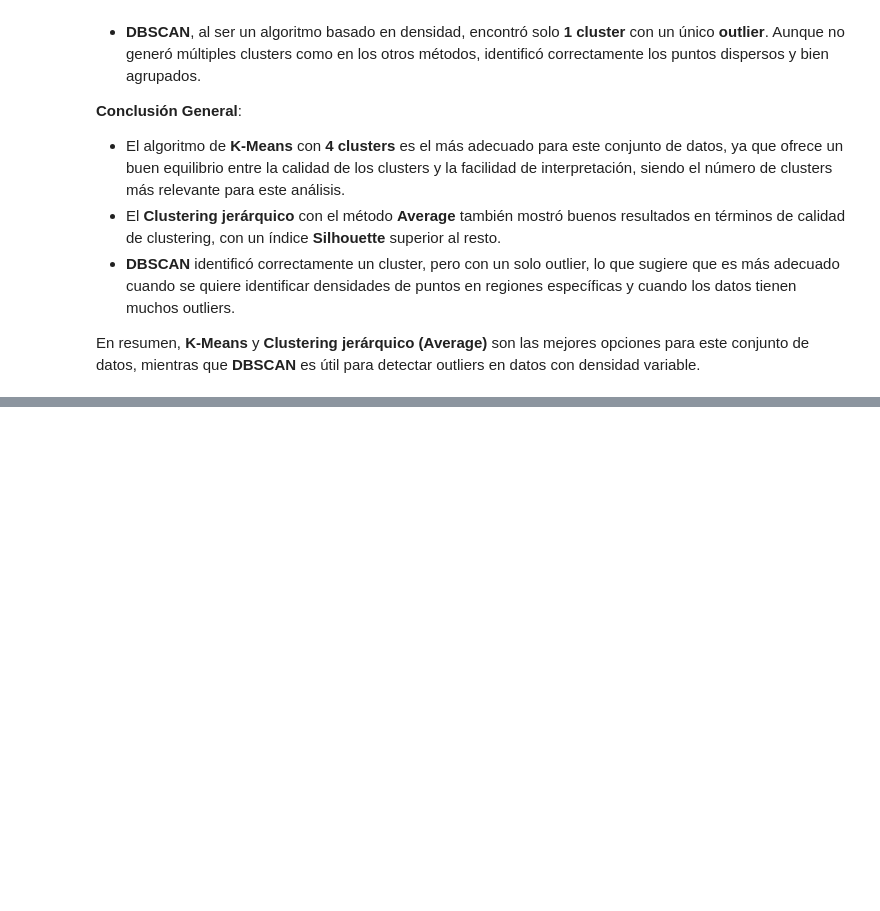
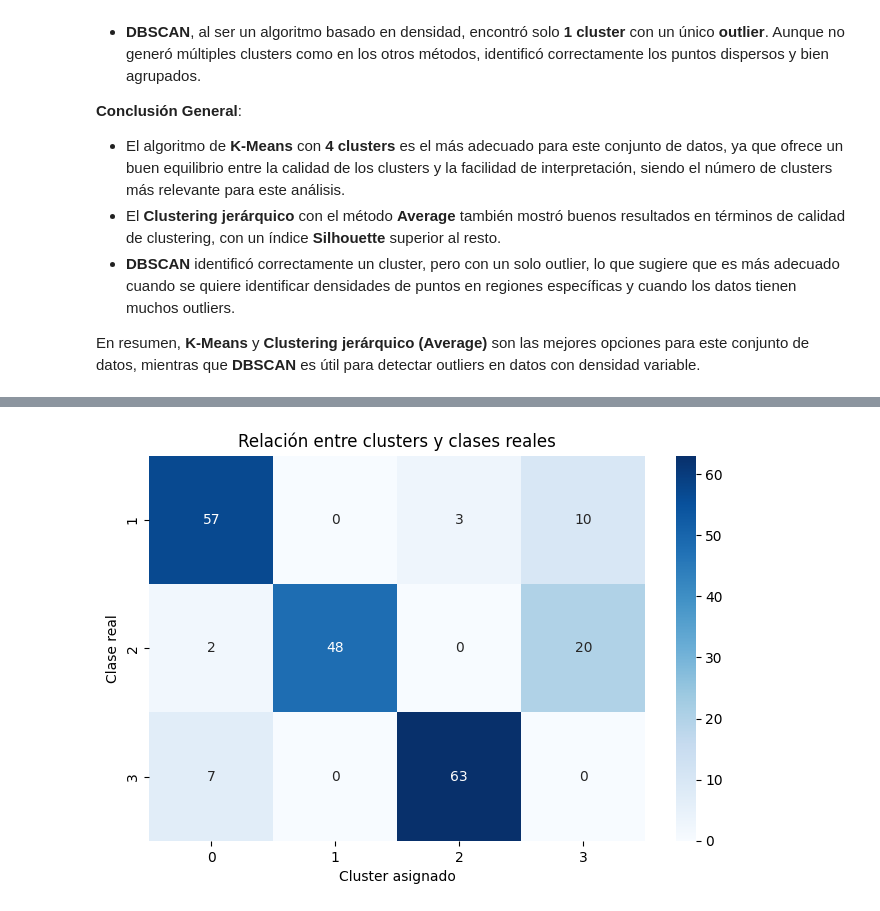
Before and after one commit to mariarobledano/Grupo29_Practica2, a Jupyter notebook: Practica2.ipynb, the cells around one changed output, grey strips where cells are left out. Saved outputs shown, nothing was run; the diff lists cells and outputs as text; code cells hidden in the pictures; blank space fills up the shorter version.

```diff
--- a/Practica2.ipynb
+++ b/Practica2.ipynb
@@ -566,0 +628,17 @@ En resumen, **K-Means** y **Clustering jerárquico (Average)** son las mejores o
+# %%
+
+df_comparacion = pd.DataFrame({
+    "Clase": y,
+    "Cluster": kmeans_labels
+})
+
+contingencia = pd.crosstab(df_comparacion["Clase"], df_comparacion["Cluster"])
+
+plt.figure(figsize=(8, 5))
+sns.heatmap(contingencia, annot=True, cmap="Blues", fmt="d")
+plt.title("Relación entre clusters y clases reales")
+plt.xlabel("Cluster asignado")
+plt.ylabel("Clase real")
+plt.show()
+# %% [output]
+[figure, added]
```
Also changed, not shown: parts of 9 cells of this notebook.
